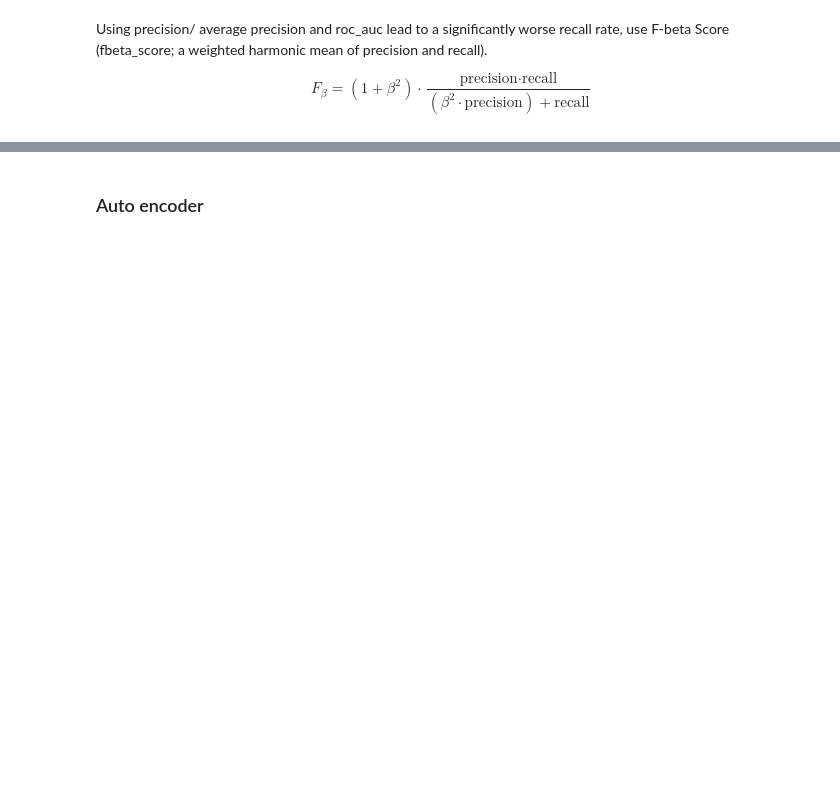
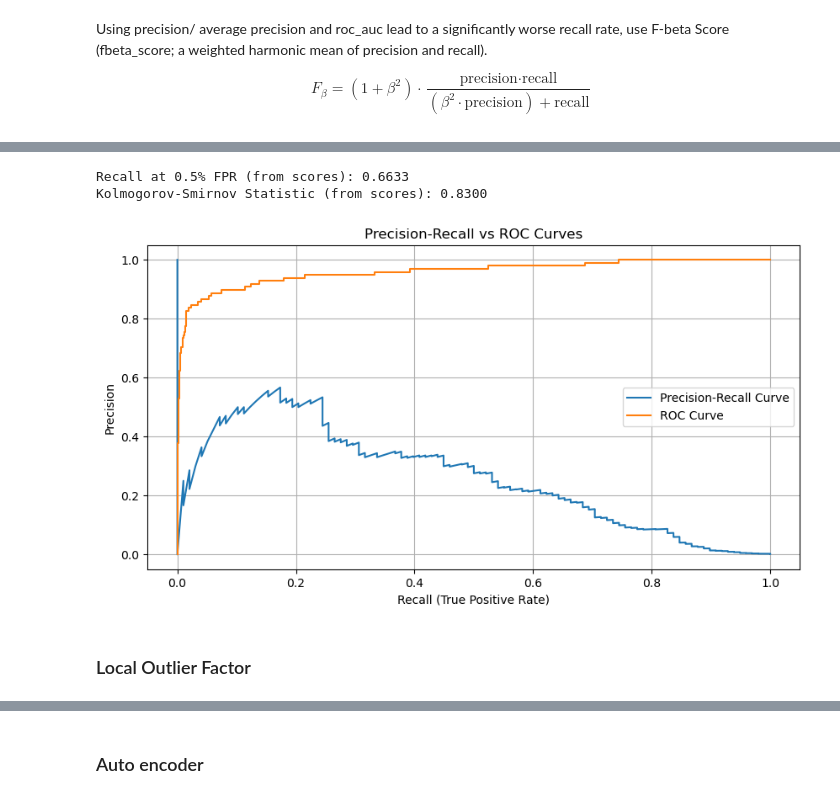
Before and after one commit to itxtx/credit_card_fraud_prediction, a Jupyter notebook: credit_card_fraud_unsupervised.ipynb, the cells around one changed output, grey strips where cells are left out. Saved outputs shown, nothing was run; the diff lists cells and outputs as text; code cells hidden in the pictures; blank space fills up the shorter version.

```diff
--- a/credit_card_fraud_unsupervised.ipynb
+++ b/credit_card_fraud_unsupervised.ipynb
@@ -189,0 +344,29 @@ $$
+# %%
+recall_at_k_if = calculate_recall_at_fpr(y_test, y_scores_if, k=0.005)
+precision_at_k_if = calculate_precision_at_recall(y_test, y_scores_if, k=0.005) # This can be tricky if k is very small
+ks_if = calculate_ks_statistic(y_test, y_scores_if)
+
+print(f"Recall at 0.5% FPR (from scores): {recall_at_k_if:.4f}")
+#print(f"Precision at 0.5% Recall (from scores): {precision_at_k_if:.4f}") # May need careful interpretation
+print(f"Kolmogorov-Smirnov Statistic (from scores): {ks_if:.4f}")
+
+# Plot PR and ROC curves using scores
+fpr_if, tpr_if, _ = roc_curve(y_test, y_scores_if)
+
+
+# Plot both curves
+plt.figure(figsize=(10, 5))
+plt.plot(recall_vals_if, precision_vals_if, label='Precision-Recall Curve')
+plt.plot(fpr_if, tpr_if, label='ROC Curve')
+plt.xlabel('Recall (True Positive Rate)')
+plt.ylabel('Precision')
+plt.title('Precision-Recall vs ROC Curves')
+plt.legend()
+plt.grid(True)
+plt.show()
+# %% [output]
+Recall at 0.5% FPR (from scores): 0.6633
+Kolmogorov-Smirnov Statistic (from scores): 0.8300
+[figure, added]
+# %% [markdown]
+### Local Outlier Factor
```
Also changed, not shown: parts of 17 cells of this notebook, 1 other file.
